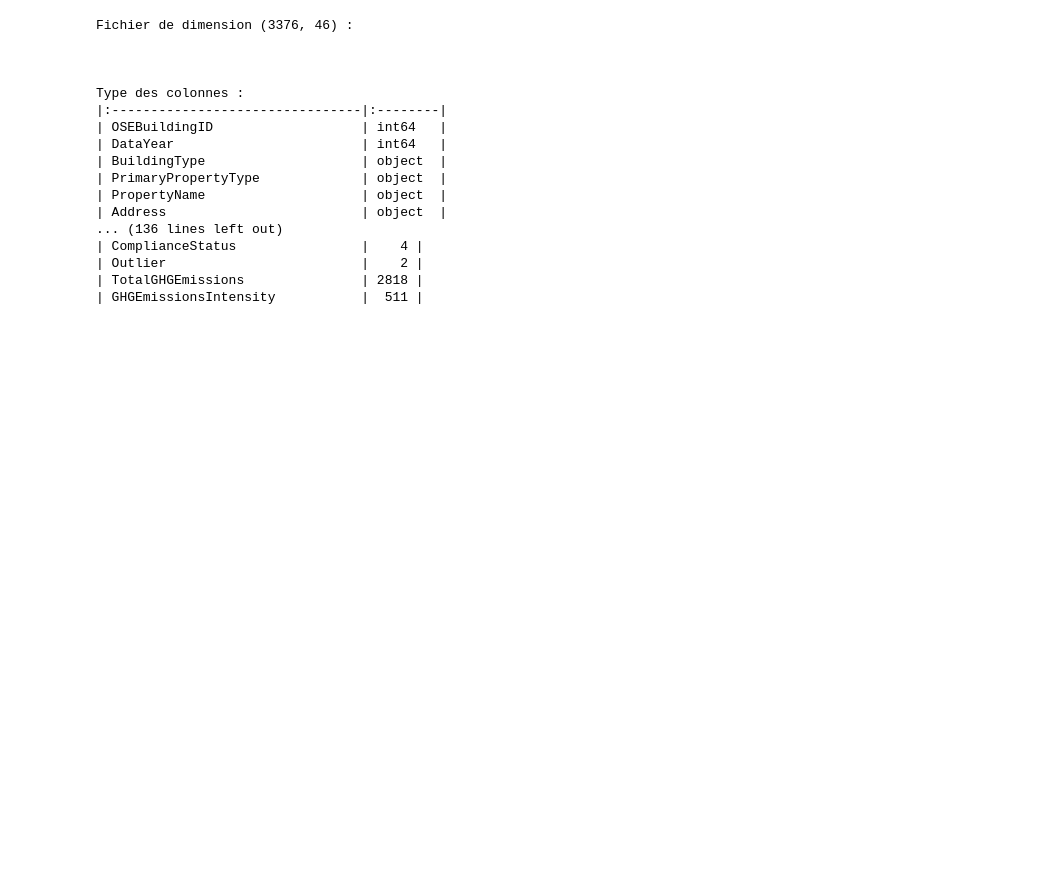
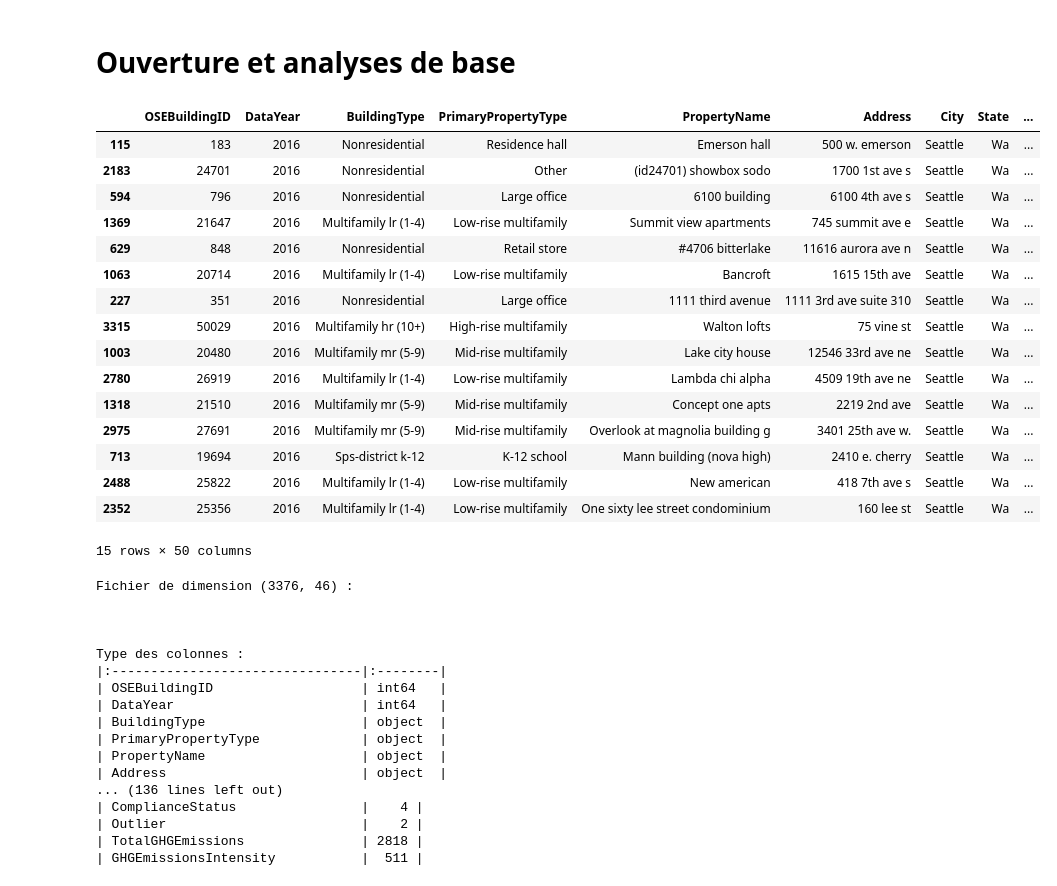
Before and after one commit to CeVague/Projet_4-Anticipez_besoins_consommation_batiments, a Jupyter notebook: Exploration.ipynb, the cells around one changed output. Cells and saved outputs as stored; diff of their text form; code cells hidden in the pictures; blank space fills up the shorter version.

```diff
--- a/Exploration.ipynb
+++ b/Exploration.ipynb
@@ -27,5 +29,27 @@ from ipywidgets import interact, interact_manual
+# %% [markdown]
+# Ouverture et analyses de base
 # %%
 data = pd.read_csv('./data/2016_Building_Energy_Benchmarking.csv')
+# %%
+data.head(15)
+# %% [output]
+|  | OSEBuildingID | DataYear | BuildingType | PrimaryPropertyType | PropertyName | Address | City | State | ... |
+| 115 | 183 | 2016 | Nonresidential | Residence hall | Emerson hall | 500 w. emerson | Seattle | Wa | ... |
+| 2183 | 24701 | 2016 | Nonresidential | Other | (id24701) showbox sodo | 1700 1st ave s | Seattle | Wa | ... |
+| 594 | 796 | 2016 | Nonresidential | Large office | 6100 building | 6100 4th ave s | Seattle | Wa | ... |
+| 1369 | 21647 | 2016 | Multifamily lr (1-4) | Low-rise multifamily | Summit view apartments | 745 summit ave e | Seattle | Wa | ... |
+| 629 | 848 | 2016 | Nonresidential | Retail store | #4706 bitterlake | 11616 aurora ave n | Seattle | Wa | ... |
+| 1063 | 20714 | 2016 | Multifamily lr (1-4) | Low-rise multifamily | Bancroft | 1615 15th ave | Seattle | Wa | ... |
+| 227 | 351 | 2016 | Nonresidential | Large office | 1111 third avenue | 1111 3rd ave suite 310 | Seattle | Wa | ... |
+| 3315 | 50029 | 2016 | Multifamily hr (10+) | High-rise multifamily | Walton lofts | 75 vine st | Seattle | Wa | ... |
+| 1003 | 20480 | 2016 | Multifamily mr (5-9) | Mid-rise multifamily | Lake city house | 12546 33rd ave ne | Seattle | Wa | ... |
+| 2780 | 26919 | 2016 | Multifamily lr (1-4) | Low-rise multifamily | Lambda chi alpha | 4509 19th ave ne | Seattle | Wa | ... |
+| 1318 | 21510 | 2016 | Multifamily mr (5-9) | Mid-rise multifamily | Concept one apts | 2219 2nd ave | Seattle | Wa | ... |
+| 2975 | 27691 | 2016 | Multifamily mr (5-9) | Mid-rise multifamily | Overlook at magnolia building g | 3401 25th ave w. | Seattle | Wa | ... |
+| 713 | 19694 | 2016 | Sps-district k-12 | K-12 school | Mann building (nova high) | 2410 e. cherry | Seattle | Wa | ... |
+| 2488 | 25822 | 2016 | Multifamily lr (1-4) | Low-rise multifamily | New american | 418 7th ave s | Seattle | Wa | ... |
+| 2352 | 25356 | 2016 | Multifamily lr (1-4) | Low-rise multifamily | One sixty lee street condominium | 160 lee st | Seattle | Wa | ... |
+15 rows × 50 columns
 # %%
 print("Fichier de dimension " + str(data.shape) + " :\n")
 
```
Also changed, not shown: parts of 52 cells of this notebook.
